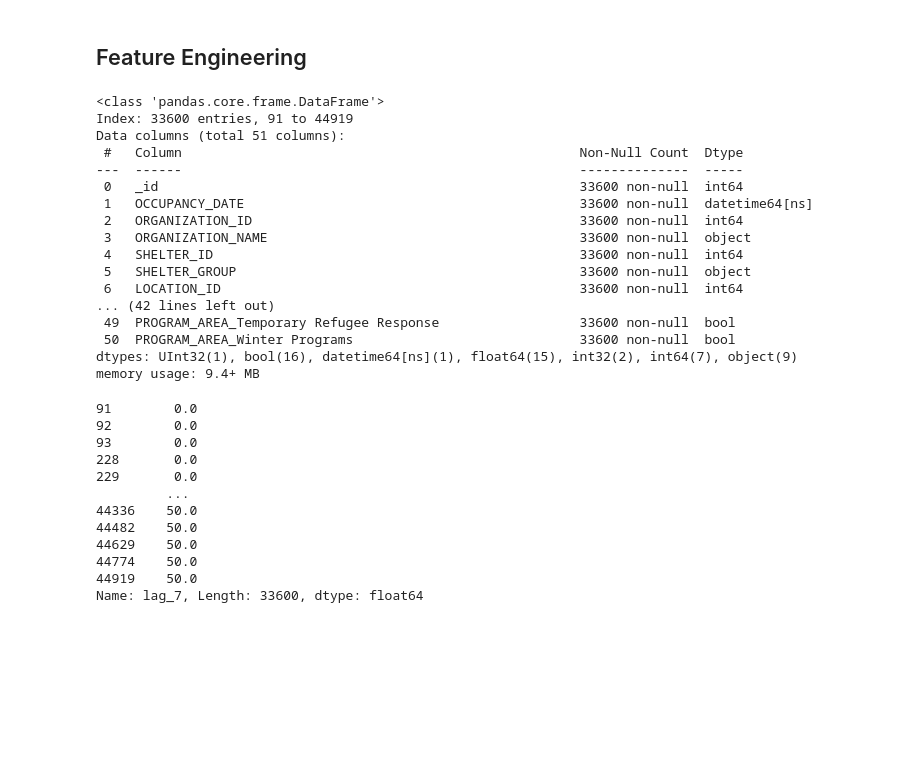
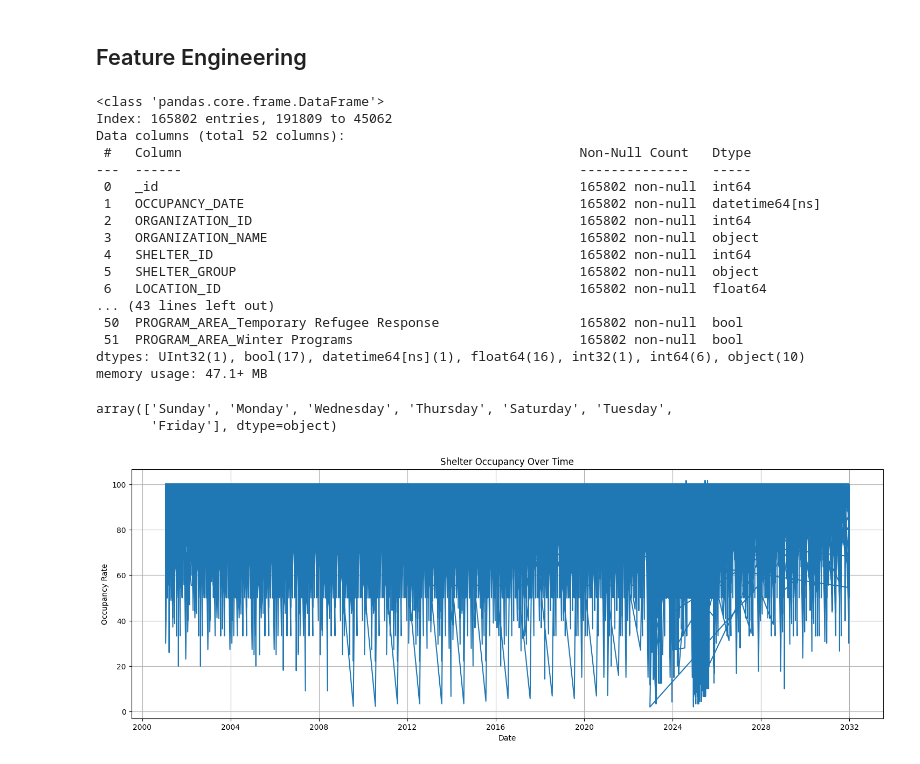
Before and after one commit to qadeersan/ML-Toronto-Shelter-Occupancy, a Jupyter notebook: notebooks/01_EDA.ipynb, the cells around one changed output. Drawn from its saved outputs; the diff is of its cells as text; code cells hidden in the pictures; blank space fills up the shorter version.

Commit message:
missing data fix now 165k rows, further EDA

```diff
--- a/notebooks/01_EDA.ipynb
+++ b/notebooks/01_EDA.ipynb
@@ -27,10 +65,10 @@ All data saved as data/shelters.csv
 import pandas as pd
 
 # Load CSV
-df = pd.read_csv("../data/shelters.csv")
+df = pd.read_csv("../data/sheltersdata.csv")
 
 # Convert date
-df['OCCUPANCY_DATE'] = pd.to_datetime(df['OCCUPANCY_DATE'])
+df['OCCUPANCY_DATE'] = pd.to_datetime(df['OCCUPANCY_DATE'], format='mixed')
 
 # Quick look
 print(df.head())
@@ -70,7 +108,7 @@ __Beds are a more complete data point so we can focus on this for regression and
 df = df.dropna(subset=['OCCUPIED_BEDS'])
 
 # Classification target
-df['overcapacity'] = (df['OCCUPANCY_RATE_BEDS'] > 97).astype(int)
+df['overcapacity'] = (df['OCCUPANCY_RATE_BEDS'] > 95).astype(int)
 df.info()
 # %% [output]
 <class 'pandas.core.frame.DataFrame'>
@@ -108,39 +146,40 @@ df['roll_mean_7'] = df.groupby('SHELTER_ID')['OCCUPIED_BEDS'].rolling(7).mean().
 cat_cols = ['SECTOR','PROGRAM_MODEL','OVERNIGHT_SERVICE_TYPE','PROGRAM_AREA']
 df = pd.get_dummies(df, columns=cat_cols, drop_first=True)
 # %%
-df.info()
 # Handle missing values for lag features:
 
 df.fillna(0, inplace=True)
+df.info()
+df['day_of_week'].unique()
 # %% [output]
 <class 'pandas.core.frame.DataFrame'>
-Index: 33600 entries, 91 to 44919
-Data columns (total 51 columns):
- #   Column                                                   Non-Null Count  Dtype
----  ------                                                   --------------  -----
- 0   _id                                                      33600 non-null  int64
- 1   OCCUPANCY_DATE                                           33600 non-null  datetime64[ns]
- 2   ORGANIZATION_ID                                          33600 non-null  int64
- 3   ORGANIZATION_NAME                                        33600 non-null  object
- 4   SHELTER_ID                                               33600 non-null  int64
- 5   SHELTER_GROUP                                            33600 non-null  object
- 6   LOCATION_ID                                              33600 non-null  int64
-... (42 lines left out)
- 49  PROGRAM_AREA_Temporary Refugee Response                  33600 non-null  bool
- 50  PROGRAM_AREA_Winter Programs                             33600 non-null  bool
-dtypes: UInt32(1), bool(16), datetime64[ns](1), float64(15), int32(2), int64(7), object(9)
-memory usage: 9.4+ MB
+Index: 165802 entries, 191809 to 45062
+Data columns (total 52 columns):
+ #   Column                                                   Non-Null Count   Dtype
+---  ------                                                   --------------   -----
+ 0   _id                                                      165802 non-null  int64
+ 1   OCCUPANCY_DATE                                           165802 non-null  datetime64[ns]
+ 2   ORGANIZATION_ID                                          165802 non-null  int64
+ 3   ORGANIZATION_NAME                                        165802 non-null  object
+ 4   SHELTER_ID                                               165802 non-null  int64
+ 5   SHELTER_GROUP                                            165802 non-null  object
+ 6   LOCATION_ID                                              165802 non-null  float64
+... (43 lines left out)
+ 50  PROGRAM_AREA_Temporary Refugee Response                  165802 non-null  bool
+ 51  PROGRAM_AREA_Winter Programs                             165802 non-null  bool
+dtypes: UInt32(1), bool(17), datetime64[ns](1), float64(16), int32(1), int64(6), object(10)
+memory usage: 47.1+ MB
+array(['Sunday', 'Monday', 'Wednesday', 'Thursday', 'Saturday', 'Tuesday',
+       'Friday'], dtype=object)
 # %%
+import matplotlib.pyplot as plt
+plt.figure(figsize=(18,6))
+
+plt.plot(df['OCCUPANCY_DATE'], df['OCCUPANCY_RATE_BEDS'])
+plt.title("Shelter Occupancy Over Time")
+plt.xlabel("Date")
+plt.ylabel("Occupancy Rate")
+plt.grid(True)
+plt.show()
 # %% [output]
-91        0.0
-92        0.0
-93        0.0
-228       0.0
-229       0.0
-         ...
-44336    50.0
-44482    50.0
-44629    50.0
-44774    50.0
-44919    50.0
-Name: lag_7, Length: 33600, dtype: float64
+[figure, added]
```
Also changed, not shown: parts of 5 cells of this notebook, 2 other files.
